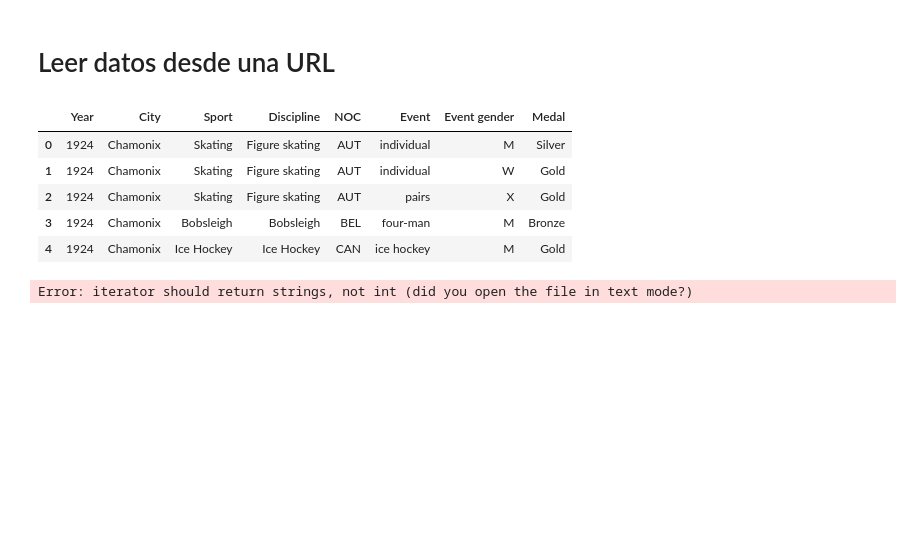
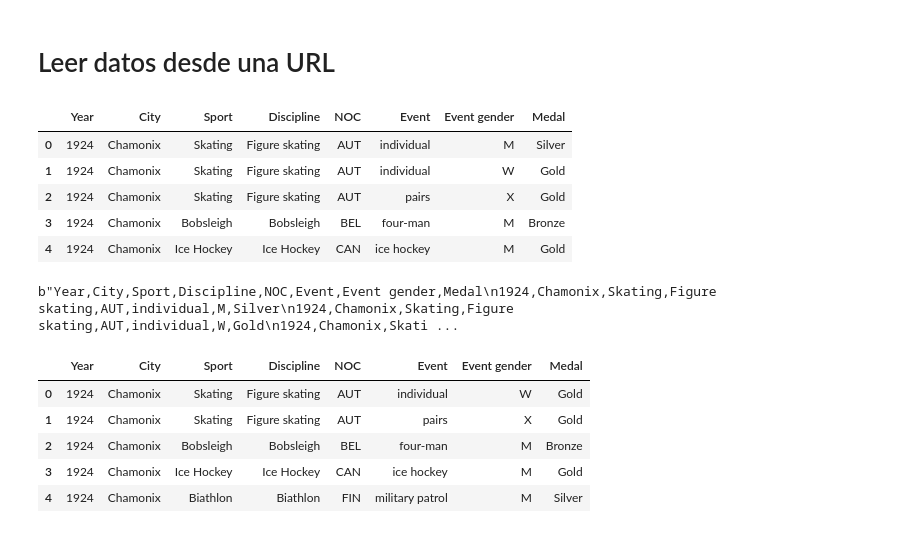
Before and after one commit to antoniosam/ml, a Jupyter notebook: notebooks/T1 - 1 -Titanic.ipynb, the cells around one changed output. Cells and saved outputs as stored; diff of their text form; code cells hidden in the pictures; blank space fills up the shorter version.

```diff
--- a/notebooks/T1 - 1 -Titanic.ipynb
+++ b/notebooks/T1 - 1 -Titanic.ipynb
@@ -148,13 +148,34 @@ medals_data.head()
 import urllib3
 http = urllib3.PoolManager()
 r = http.request('GET', medals_url)
+response = r.data
 r.status
-response = r.data
+# %% [output]
+b"Year,City,Sport,Discipline,NOC,Event,Event gender,Medal\n1924,Chamonix,Skating,Figure skating,AUT,individual,M,Silver\n1924,Chamonix,Skating,Figure skating,AUT,individual,W,Gold\n1924,Chamonix,Skati ...
 # %%
 import csv
 cr = csv.reader(response)
-# %%
-for row in cr:
-    print(row)
-# %% [output]
-Error: iterator should return strings, not int (did you open the file in text mode?)
+# %%
+ln_response = response.decode('utf-8').split("\n")
+test_dict = {}
+titulos = ln_response[0].strip().split(",")
+columns = len(titulos)
+for titulo in titulos:
+    test_dict[titulo] = []
+i = 0
+for line in ln_response:
+    if(i>1):
+        values = line.strip().split(",")
+        for col in range(columns):
+            test_dict[titulos[col]].append(values[col])
+    i += 1
+# %%
+df4 = pd.DataFrame(test_dict)
+df4.head()
+# %% [output]
+|  | Year | City | Sport | Discipline | NOC | Event | Event gender | Medal |
+| 0 | 1924 | Chamonix | Skating | Figure skating | AUT | individual | W | Gold |
+| 1 | 1924 | Chamonix | Skating | Figure skating | AUT | pairs | X | Gold |
+| 2 | 1924 | Chamonix | Bobsleigh | Bobsleigh | BEL | four-man | M | Bronze |
+| 3 | 1924 | Chamonix | Ice Hockey | Ice Hockey | CAN | ice hockey | M | Gold |
+| 4 | 1924 | Chamonix | Biathlon | Biathlon | FIN | military patrol | M | Silver |
```
